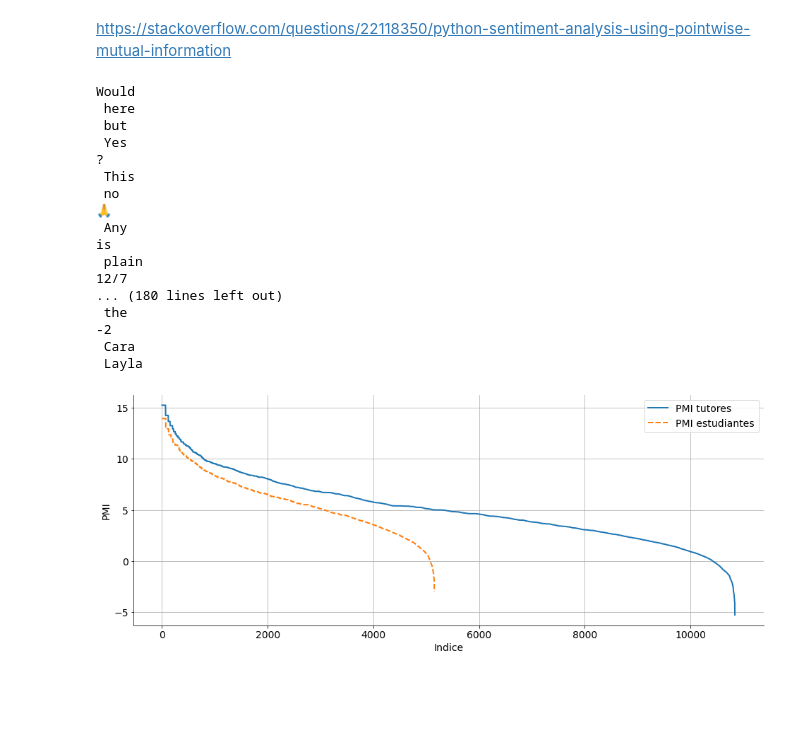
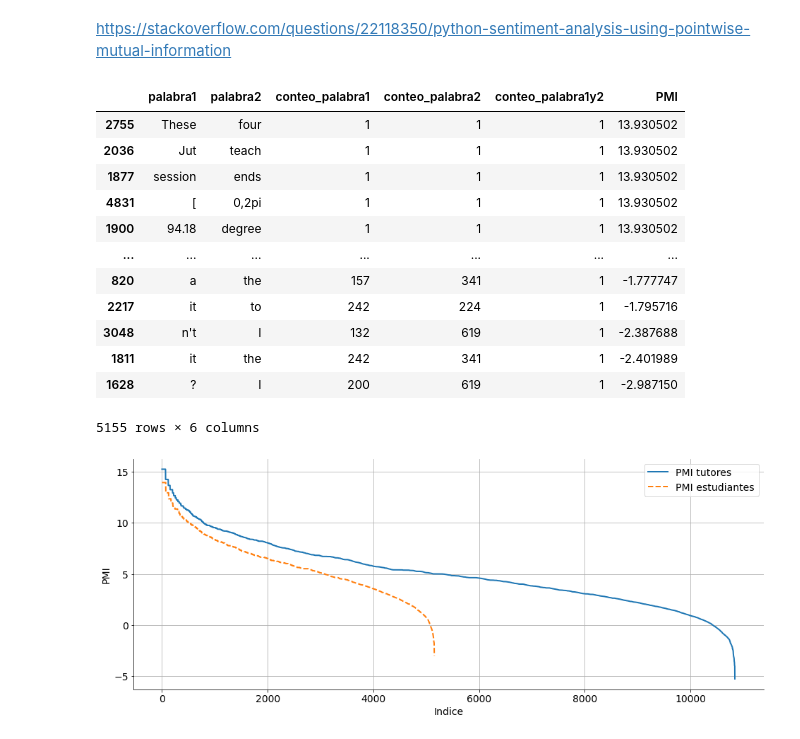
Before and after one commit to giannipablo/MentoriaDiploDatos2020, a Jupyter notebook: parte_pnl.ipynb, the cells around one changed output. Drawn from its saved outputs; the diff is of its cells as text; code cells hidden in the pictures; blank space fills up the shorter version.

```diff
--- a/parte_pnl.ipynb
+++ b/parte_pnl.ipynb
@@ -453,43 +453,73 @@ https://stackoverflow.com/questions/22118350/python-sentiment-analysis-using-poi
 # %%
 def pmi(unigrams, bigrams):
     sum_unigrams = sum(unigrams.values())
     sum_bigrams = sum(bigrams.values())
 
     output = dict()
     for xy in bigrams.keys():
         try:
             x,y = xy.split()
             prob_x = unigrams[x]/sum_unigrams
             prob_y = unigrams[y]/sum_unigrams
 
             prob_xy = bigrams[xy]/sum_bigrams
 
             output[xy] = np.log2(prob_xy/(prob_x*prob_y))
         except:
             print(xy)
     output = dict(sorted(output.items(), key=lambda x: x[1], reverse=True))
     return output
 
-stud_pmi = pmi(students_counts, stud_counts_bg)
-tuto_pmi = pmi(tutores_counts, tuto_counts_bg)
+
+def pmi2(unigrams, bigrams):
+    sum_unigrams = sum(unigrams.values())
+    sum_bigrams = sum(bigrams.values())
+
+    output = dict()
+    output['palabra1'] = list()
+    output['palabra2'] = list()
+    output['conteo_palabra1'] = list()
+    output['conteo_palabra2'] = list()
+    output['conteo_palabra1y2'] = list()
+    output['PMI'] = list()
+    for xy in bigrams.keys():
+        try:
+            x,y = xy.split()
+            prob_x = unigrams[x]/sum_unigrams
+            prob_y = unigrams[y]/sum_unigrams
+
+            prob_xy = bigrams[xy]/sum_bigrams
+
+            output['palabra1'].append(x)
+            output['palabra2'].append(y)
+            output['conteo_palabra1'].append(unigrams[x])
+            output['conteo_palabra2'].append(unigrams[y])
+            output['conteo_palabra1y2'].append(bigrams[xy])
+            output['PMI'].append(np.log2(prob_xy/(prob_x*prob_y)))
+        except:
+            pass
+            # print(xy)
+    output = pd.DataFrame(output)
+    output = output.sort_values(by='PMI', ascending=False)
+    return output
+
+stud_pmi = pmi2(students_counts, stud_counts_bg)
+tuto_pmi = pmi2(tutores_counts, tuto_counts_bg)
+stud_pmi
 # %% [output]
+|  | palabra1 | palabra2 | conteo_palabra1 | conteo_palabra2 | conteo_palabra1y2 | PMI |
+| 2755 | These | four | 1 | 1 | 1 | 13.930502 |
+| 2036 | Jut | teach | 1 | 1 | 1 | 13.930502 |
+| 1877 | session | ends | 1 | 1 | 1 | 13.930502 |
+| 4831 | [ | 0,2pi | 1 | 1 | 1 | 13.930502 |
+| 1900 | 94.18 | degree | 1 | 1 | 1 | 13.930502 |
+| ... | ... | ... | ... | ... | ... | ... |
+| 820 | a | the | 157 | 341 | 1 | -1.777747 |
+| 2217 | it | to | 242 | 224 | 1 | -1.795716 |
+| 3048 | n't | I | 132 | 619 | 1 | -2.387688 |
+| 1811 | it | the | 242 | 341 | 1 | -2.401989 |
+| 1628 | ? | I | 200 | 619 | 1 | -2.987150 |
-Would
- here
- but
- Yes
-?
- This
- no
-🙏
- Any
-is
- plain
-12/7
-... (180 lines left out)
- the
--2
- Cara
- Layla
+5155 rows × 6 columns
 # %%
 plt.figure(figsize=(16,6))
 plt.plot(list(tuto_pmi.values()), label='PMI tutores', linewidth=2)
```
